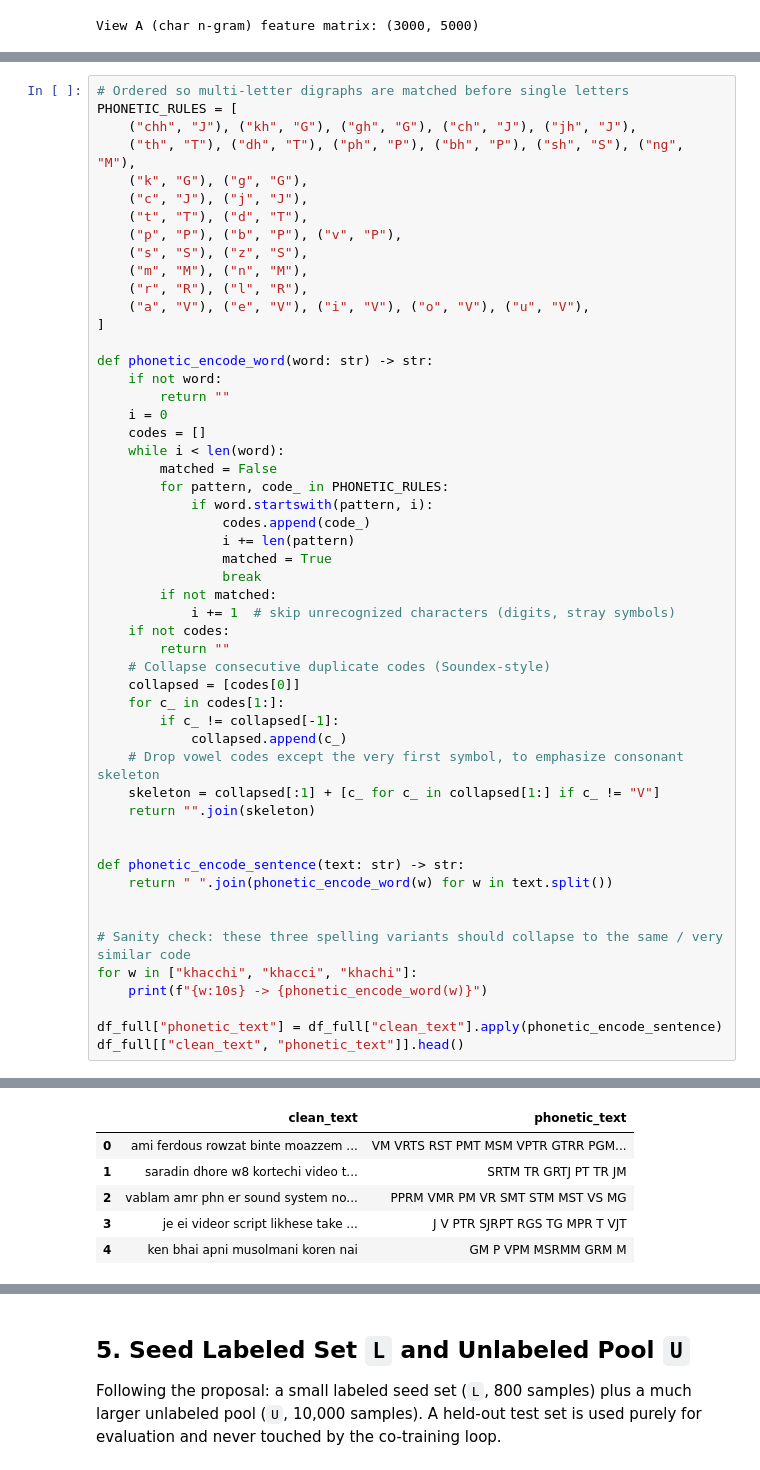
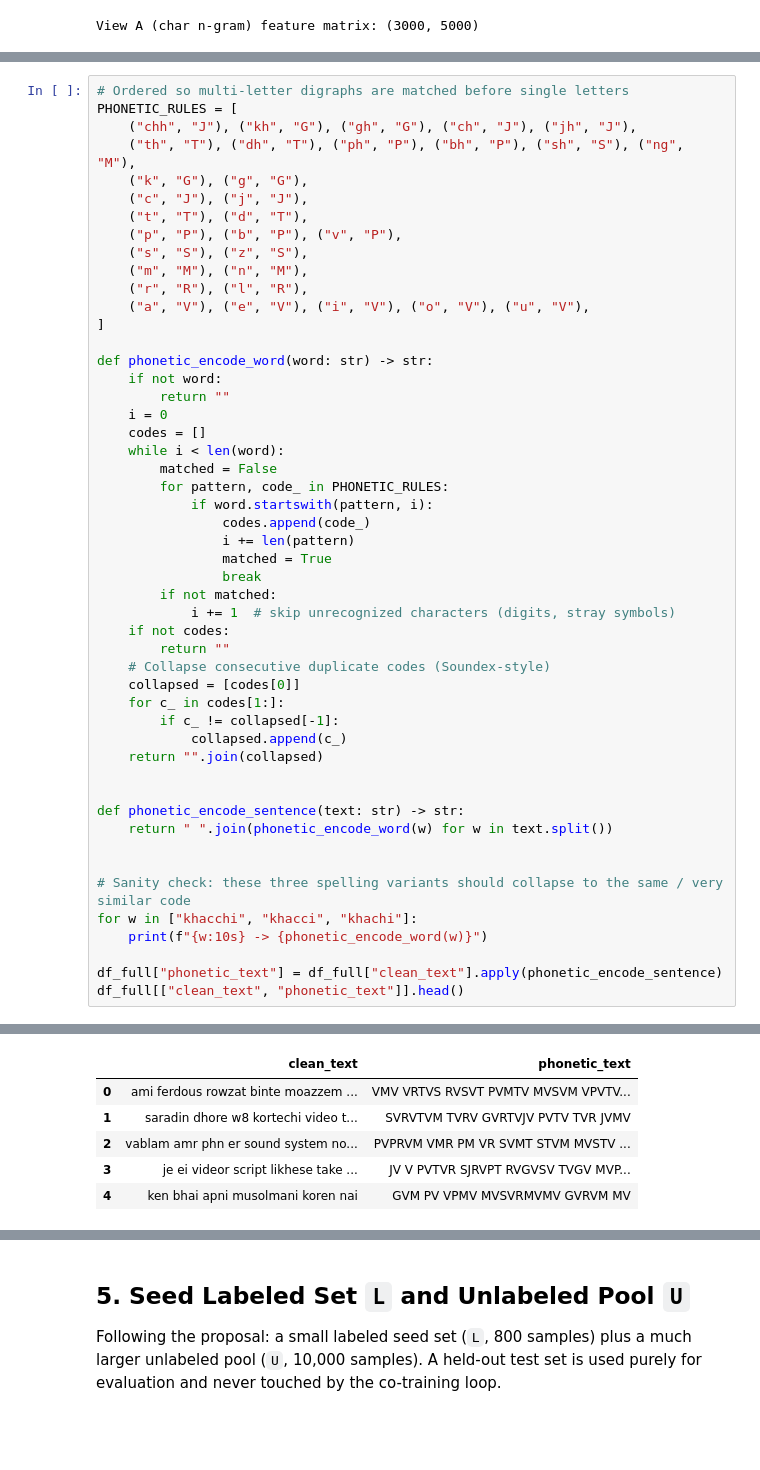
Before and after one commit to Rafat-Pantho/ML-Banglish-co-training-prototype, a Jupyter notebook: PMVC_WNM_Banglish_Classification.ipynb, the cells around one changed output, grey strips where cells are left out. Saved outputs shown, nothing was run; the diff lists cells and outputs as text; blank space fills up the shorter version.

```diff
--- a/PMVC_WNM_Banglish_Classification.ipynb
+++ b/PMVC_WNM_Banglish_Classification.ipynb
@@ -262,9 +190,7 @@ def phonetic_encode_word(word: str) -> str:
     for c_ in codes[1:]:
         if c_ != collapsed[-1]:
             collapsed.append(c_)
-    # Drop vowel codes except the very first symbol, to emphasize consonant skeleton
-    skeleton = collapsed[:1] + [c_ for c_ in collapsed[1:] if c_ != "V"]
-    return "".join(skeleton)
+    return "".join(collapsed)
 
 
 def phonetic_encode_sentence(text: str) -> str:
@@ -284,9 +210,9 @@ khachi     -> GJ
 |  | clean_text | phonetic_text |
-| 0 | ami ferdous rowzat binte moazzem ... | VM VRTS RST PMT MSM VPTR GTRR PGM... |
-| 1 | saradin dhore w8 kortechi video t... | SRTM TR GRTJ PT TR JM |
-| 2 | vablam amr phn er sound system no... | PPRM VMR PM VR SMT STM MST VS MG |
-| 3 | je ei videor script likhese take ... | J V PTR SJRPT RGS TG MPR T VJT |
-| 4 | ken bhai apni musolmani koren nai | GM P VPM MSRMM GRM M |
+| 0 | ami ferdous rowzat binte moazzem ... | VMV VRTVS RVSVT PVMTV MVSVM VPVTV... |
+| 1 | saradin dhore w8 kortechi video t... | SVRVTVM TVRV GVRTVJV PVTV TVR JVMV |
+| 2 | vablam amr phn er sound system no... | PVPRVM VMR PM VR SVMT STVM MVSTV ... |
+| 3 | je ei videor script likhese take ... | JV V PVTVR SJRVPT RVGVSV TVGV MVP... |
+| 4 | ken bhai apni musolmani koren nai | GVM PV VPMV MVSVRMVMV GVRVM MV |
 # %%
 phonetic_vectorizer = TfidfVectorizer(
     analyzer="char_wb",
```
Also changed, not shown: parts of 20 cells of this notebook, 6 other files.
